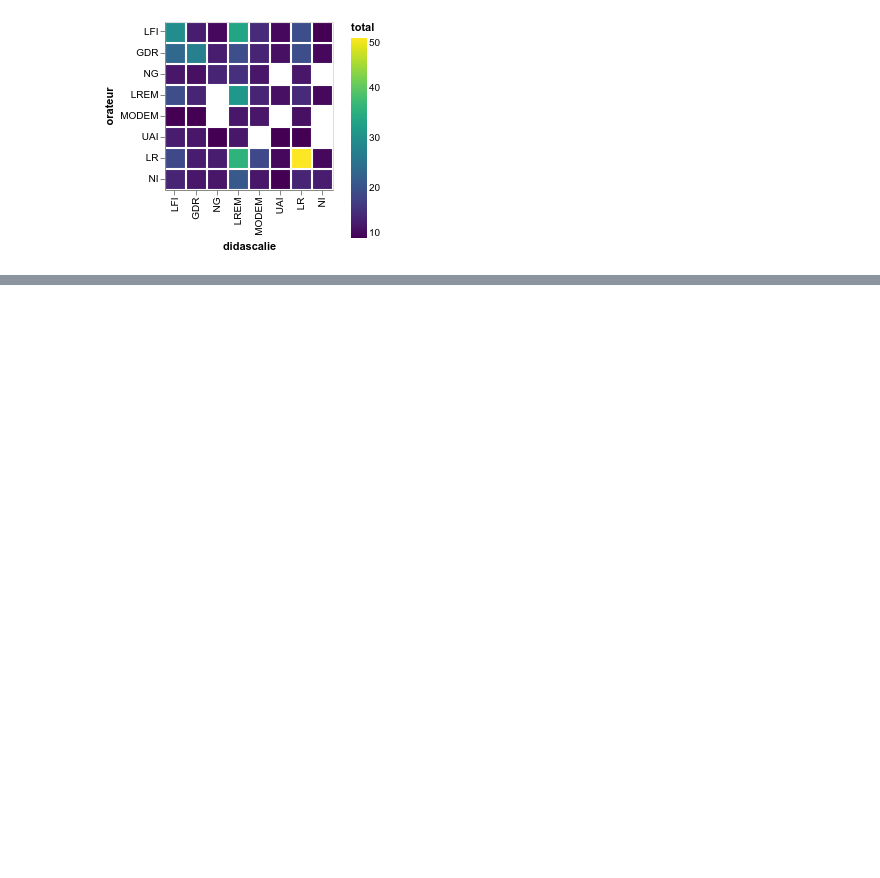
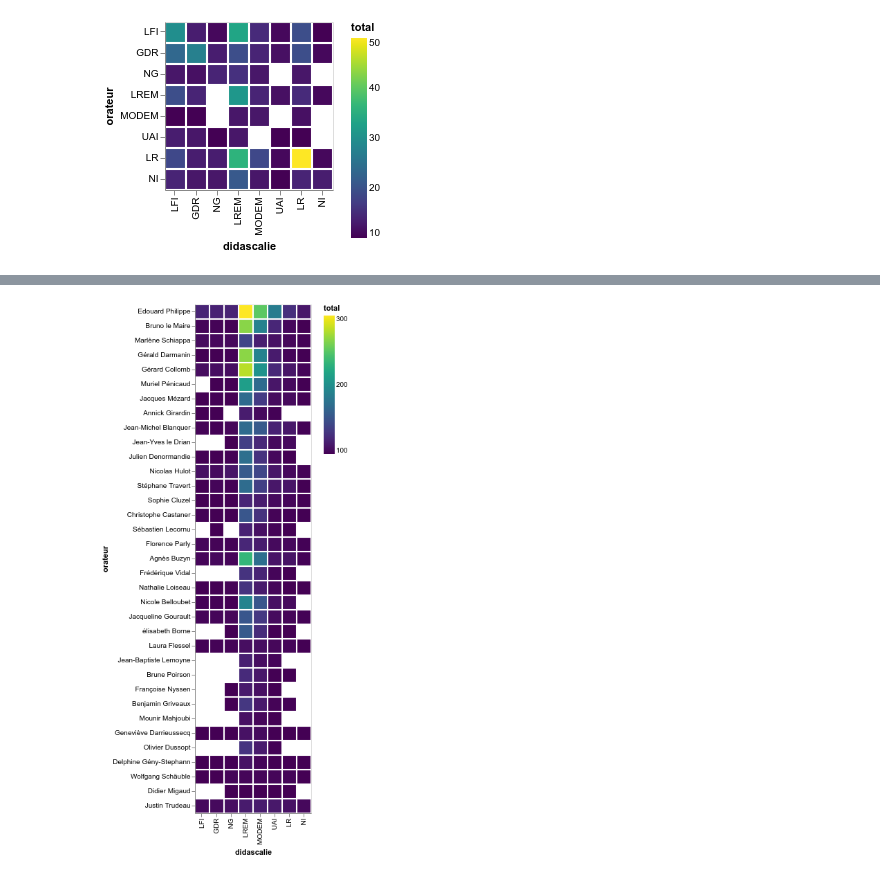
Before and after one commit to medialab/didascalies, a Jupyter notebook: notebooks/Matrices.ipynb, the cells around one changed output, grey strips where cells are left out. Cells and saved outputs as stored; diff of their text form; code cells hidden in the pictures; blank space fills up the shorter version.

```diff
--- a/notebooks/Matrices.ipynb
+++ b/notebooks/Matrices.ipynb
@@ -109,0 +127,3 @@ matrix("rires")
+# %%
+groupes_ministres("applaud")
+# %% [output]
@@ -109,0 +131 @@ matrix("rires")
+[figure, added]
```
Also changed, not shown: parts of 15 cells of this notebook.
